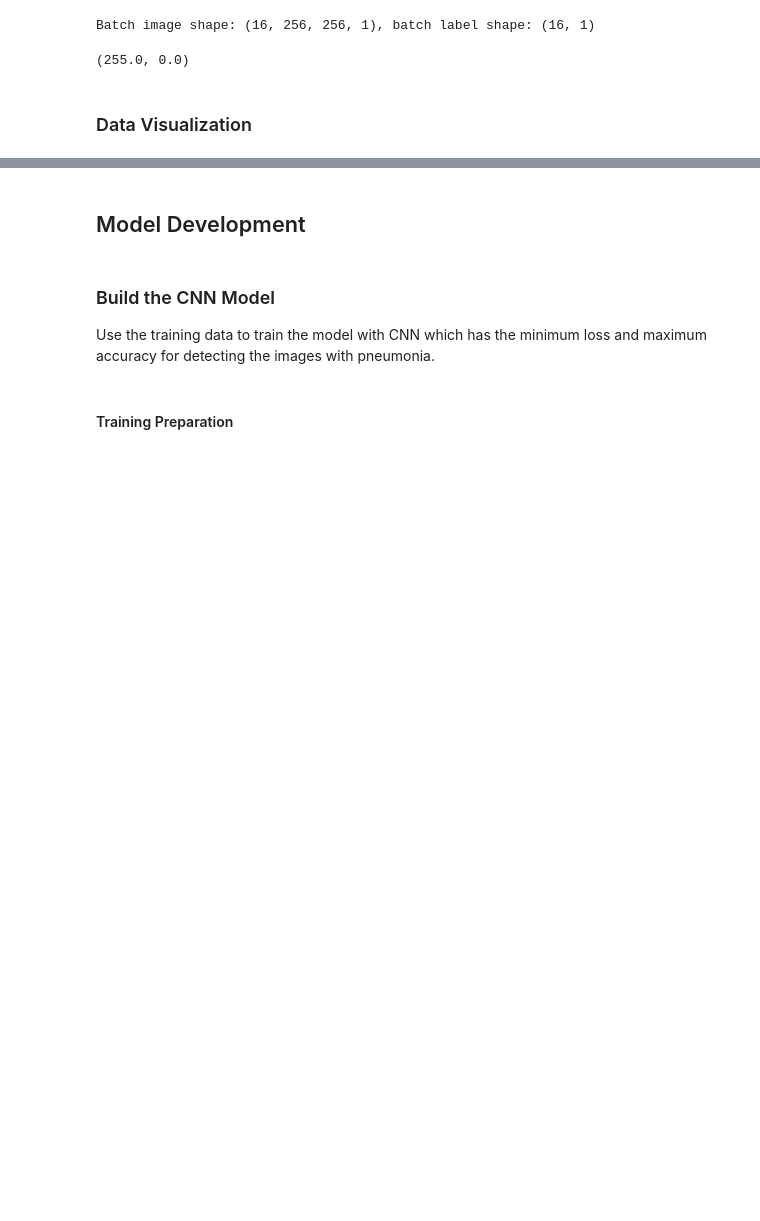
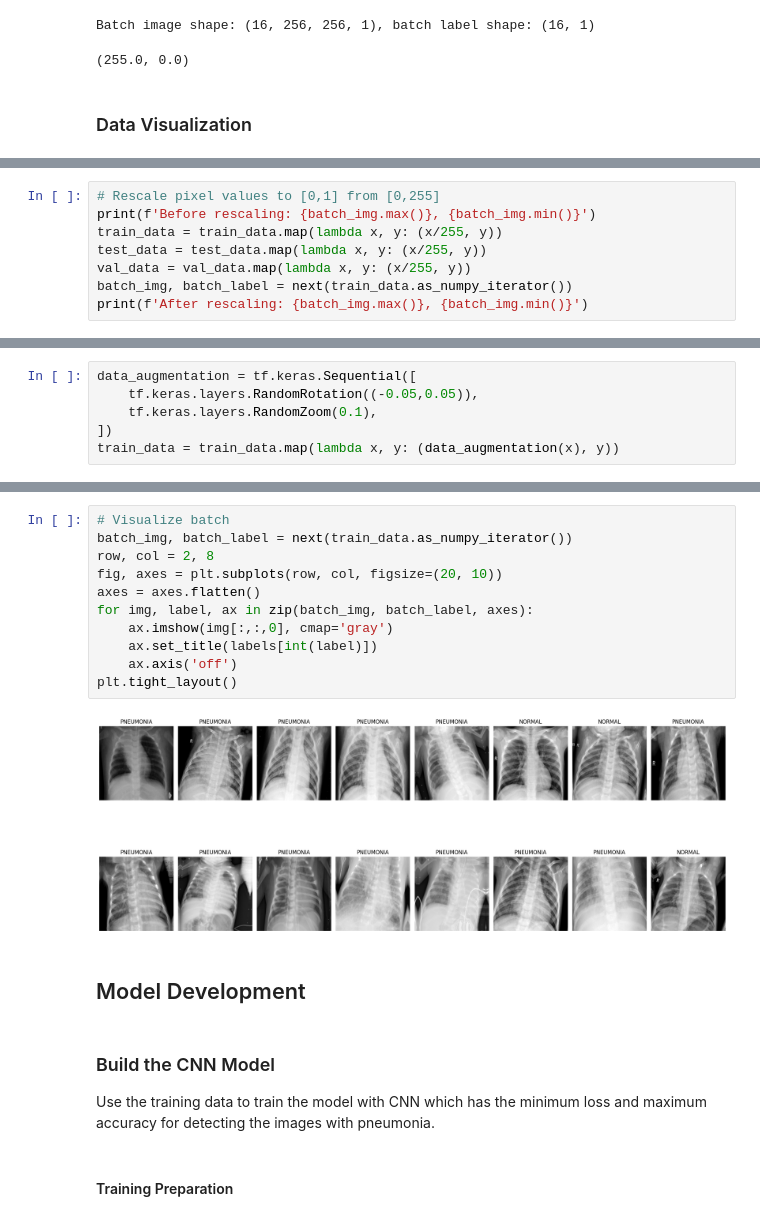
Before and after one commit to zhulinchng/PneumoniaDetection, a Jupyter notebook: main.ipynb, the cells around one changed output, grey strips where cells are left out. Cells and saved outputs as stored; diff of their text form; blank space fills up the shorter version.

Commit message:
update data pre-processing steps rearranged augmentation steps and added scaling. this is to augment the data at training data, rather than within the model

```diff
--- a/main.ipynb
+++ b/main.ipynb
@@ -232,0 +235,8 @@ plt.tight_layout()
+# %%
+# Rescale pixel values to [0,1] from [0,255]
+print(f'Before rescaling: {batch_img.max()}, {batch_img.min()}')
+train_data = train_data.map(lambda x, y: (x/255, y))
+test_data = test_data.map(lambda x, y: (x/255, y))
+val_data = val_data.map(lambda x, y: (x/255, y))
+batch_img, batch_label = next(train_data.as_numpy_iterator())
+print(f'After rescaling: {batch_img.max()}, {batch_img.min()}')
@@ -232,0 +253,6 @@ plt.tight_layout()
+# %%
+data_augmentation = tf.keras.Sequential([
+    tf.keras.layers.RandomRotation((-0.05,0.05)),
+    tf.keras.layers.RandomZoom(0.1),
+])
+train_data = train_data.map(lambda x, y: (data_augmentation(x), y))
@@ -233,3 +280,16 @@ plt.tight_layout()
+# %%
+# Visualize batch
+batch_img, batch_label = next(train_data.as_numpy_iterator())
+row, col = 2, 8
+fig, axes = plt.subplots(row, col, figsize=(20, 10))
+axes = axes.flatten()
+for img, label, ax in zip(batch_img, batch_label, axes):
+    ax.imshow(img[:,:,0], cmap='gray')
+    ax.set_title(labels[int(label)])
+    ax.axis('off')
+plt.tight_layout()
+# %% [output]
+[figure, added]
 # %% [markdown]
 ## Model Development
 # %% [markdown]
```
Also changed, not shown: parts of 8 cells of this notebook, 1 other file.
